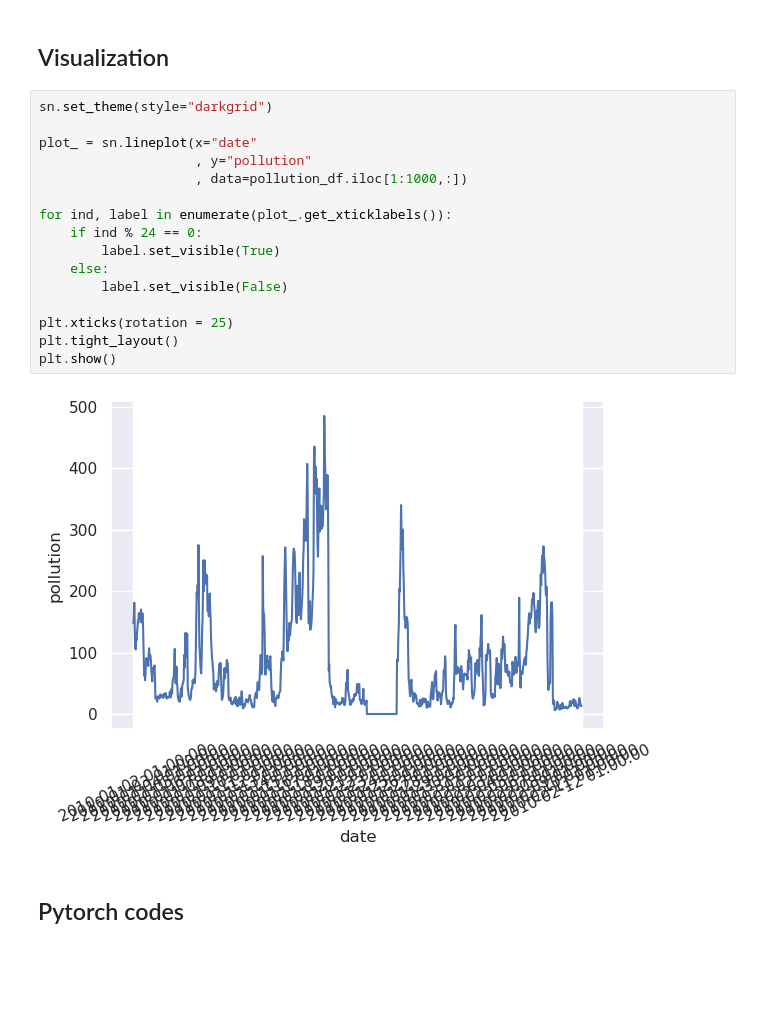
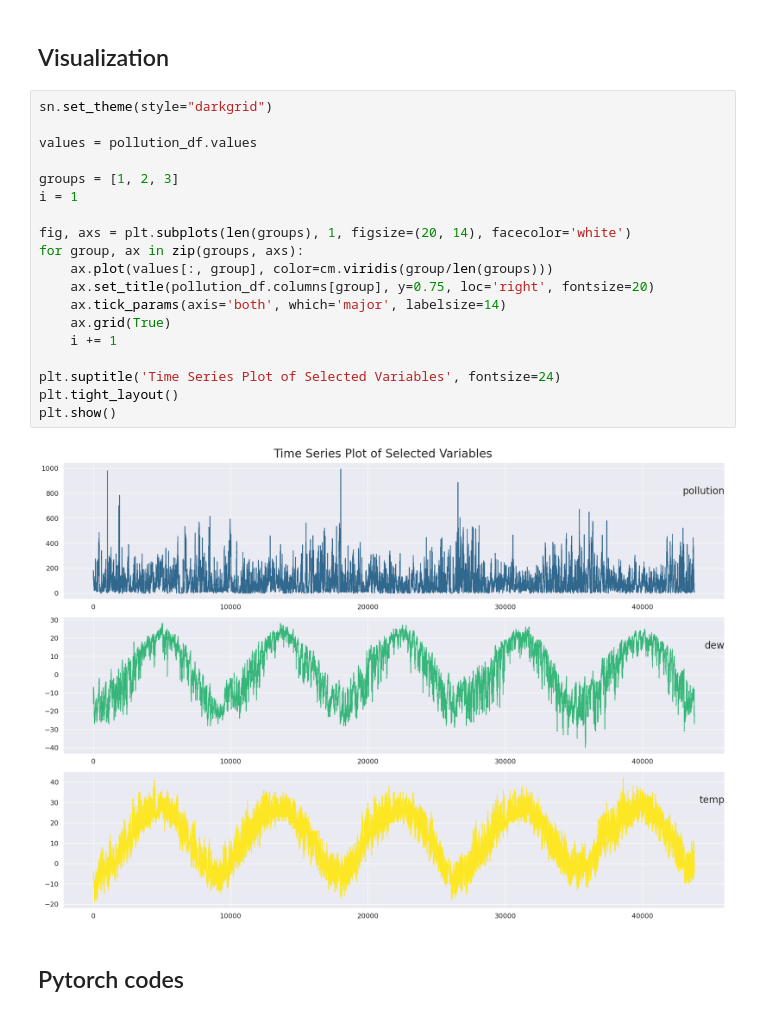
Before and after one commit to mrcljns/GRU-ML-presentation, a Jupyter notebook: gru_notebook.ipynb, the cells around one changed output. Drawn from its saved outputs; the diff is of its cells as text; blank space fills up the shorter version.

```diff
--- a/gru_notebook.ipynb
+++ b/gru_notebook.ipynb
@@ -76,24 +77,27 @@ rain         0
 dtype: int64
 # %% [markdown]
 ## Visualization
-# %%
-sn.set_theme(style="darkgrid")
-
-plot_ = sn.lineplot(x="date"
-                    , y="pollution"
-                    , data=pollution_df.iloc[1:1000,:])
-
-for ind, label in enumerate(plot_.get_xticklabels()):
-    if ind % 24 == 0:
-        label.set_visible(True)
-    else:
-        label.set_visible(False)
-
-plt.xticks(rotation = 25)
-plt.tight_layout()
-plt.show()
-# %% [output]
-[figure, removed]
+# %%
+sn.set_theme(style="darkgrid")
+
+values = pollution_df.values
+
+groups = [1, 2, 3]
+i = 1
+
+fig, axs = plt.subplots(len(groups), 1, figsize=(20, 14), facecolor='white')
+for group, ax in zip(groups, axs):
+    ax.plot(values[:, group], color=cm.viridis(group/len(groups)))
+    ax.set_title(pollution_df.columns[group], y=0.75, loc='right', fontsize=20)
+    ax.tick_params(axis='both', which='major', labelsize=14)
+    ax.grid(True)
+    i += 1
+
+plt.suptitle('Time Series Plot of Selected Variables', fontsize=24)
+plt.tight_layout()
+plt.show()
+# %% [output]
+[figure, added]
 # %% [markdown]
 ## Pytorch codes
 # %% [markdown]
```
Also changed, not shown: parts of 4 cells of this notebook.
